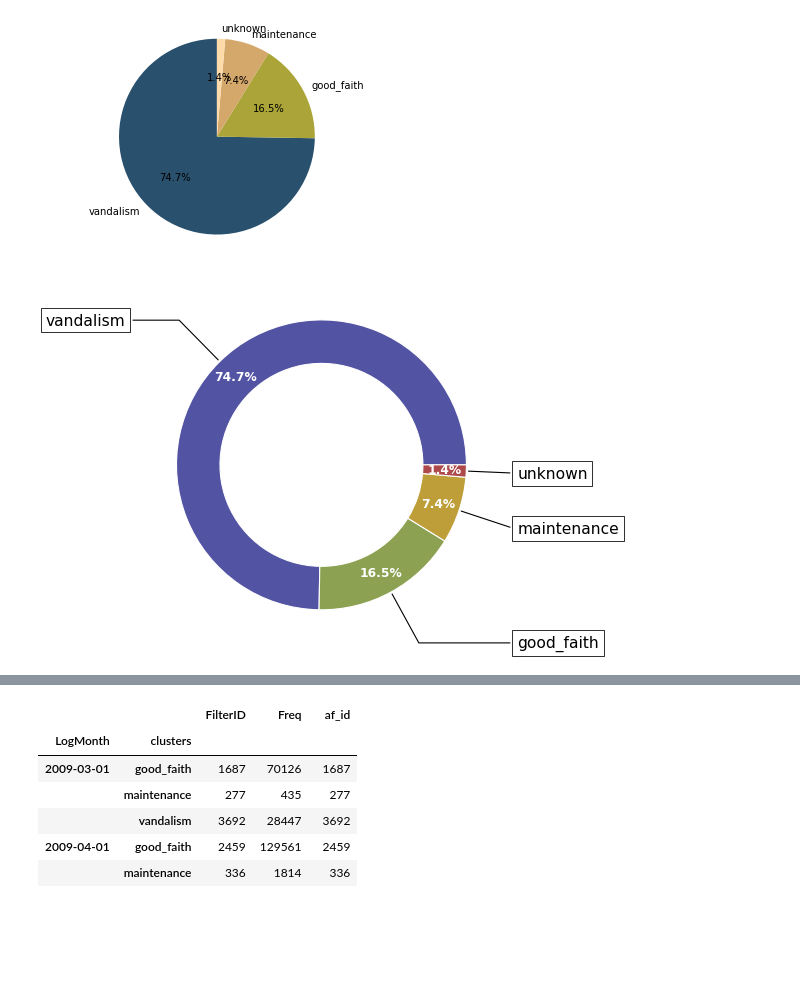
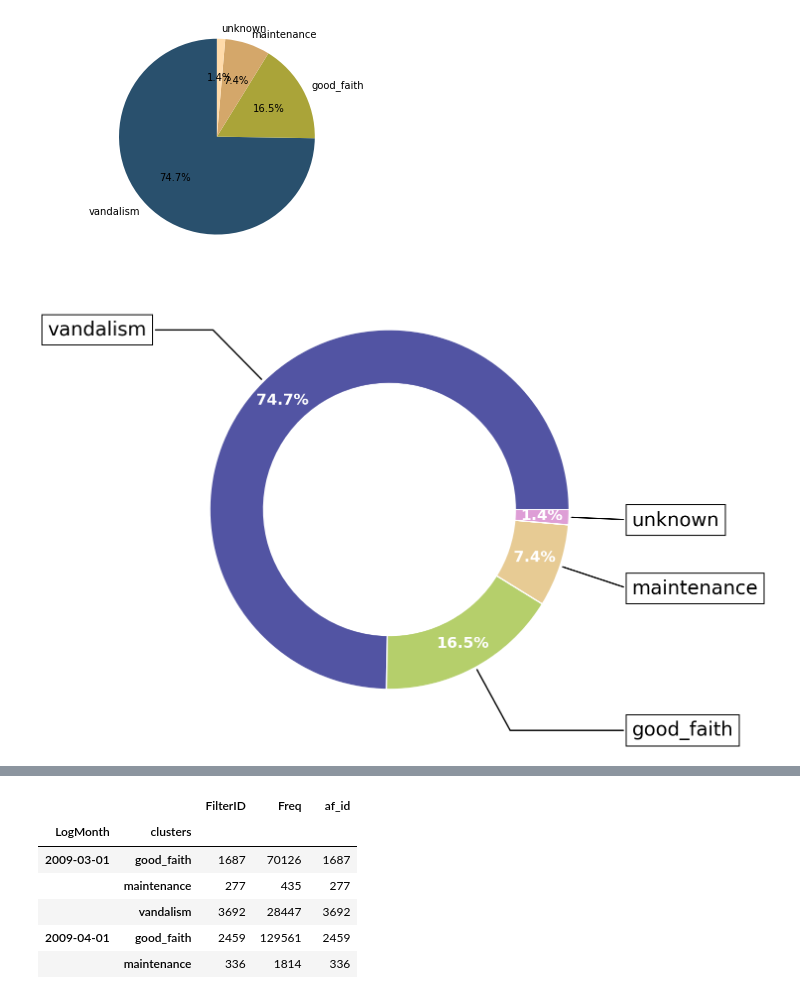
Before and after one commit to lusy/wikifilters, a Jupyter notebook: src/explore.ipynb, the cells around one changed output, grey strips where cells are left out. Cells and saved outputs as stored; diff of their text form; code cells hidden in the pictures; blank space fills up the shorter version.

```diff
--- a/src/explore.ipynb
+++ b/src/explore.ipynb
@@ -1711,38 +1713,39 @@ plt.show()
 # %%
 # interchange outer and inner rings
 
-fig, ax = plt.subplots(num=None, figsize=(12, 6), dpi=80, facecolor='w', edgecolor='k')
+fig, ax = plt.subplots(num=None, figsize=(12, 6), dpi=200, facecolor='w', edgecolor='k')
 
 labels = ['vandalism', 'good_faith', 'maintenance', 'unknown']
 vals = np.array([parent_cats['vandalism'], parent_cats['good_faith'], parent_cats['maintenance'], parent_cats['unknown']])
 wedge = 0.3
 
 cmap = plt.get_cmap("tab20b")
-colors = cmap(np.array([1, 5, 9, 13]))
+#colors = cmap(np.array([1, 5, 9, 13]))
+colors = cmap(np.array([1, 6, 11, 20]))
 
 wedges, _, texts = ax.pie(vals.flatten(), autopct='%1.1f%%', pctdistance=0.85, radius=1, colors=colors,
        wedgeprops=dict(width=wedge, edgecolor='w'),
        textprops=dict(color='w', fontsize=11, fontweight='demi'))
 
 ax.set(aspect="equal", zorder=0)
 
 bbox_props = dict(boxstyle="square,pad=0.3", fc="w", ec="k", lw=0.72)
 kw = dict(arrowprops=dict(arrowstyle="-"),
           bbox=bbox_props, zorder=1, va="center")
 
 for i, p in enumerate(wedges):
     ang = (p.theta2 - p.theta1)/2. + p.theta1
     y = np.sin(np.deg2rad(ang))
     x = np.cos(np.deg2rad(ang))
     horizontalalignment = {-1: "right", 1: "left"}[int(np.sign(x))]
     connectionstyle = "angle,angleA=0,angleB={}".format(ang)
     kw["arrowprops"].update({"connectionstyle": connectionstyle})
     ax.annotate(labels[i], xy=(x, y), xytext=(1.35*np.sign(x), 1.4*y),
                 horizontalalignment=horizontalalignment, fontsize=14, **kw)
 
 plt.show()
 # %% [output]
-[figure, old version]
+[figure, new version]
 # %%
 # make the above pie chart for active filters only
 enabled_tags_2nd = collections.Counter(flatten([x.split(", ") for x in list(df_2nd.query('af_enabled==1')['manual_tags'])])).most_common()
```
Also changed, not shown: parts of 3 cells of this notebook, 1 other file.
